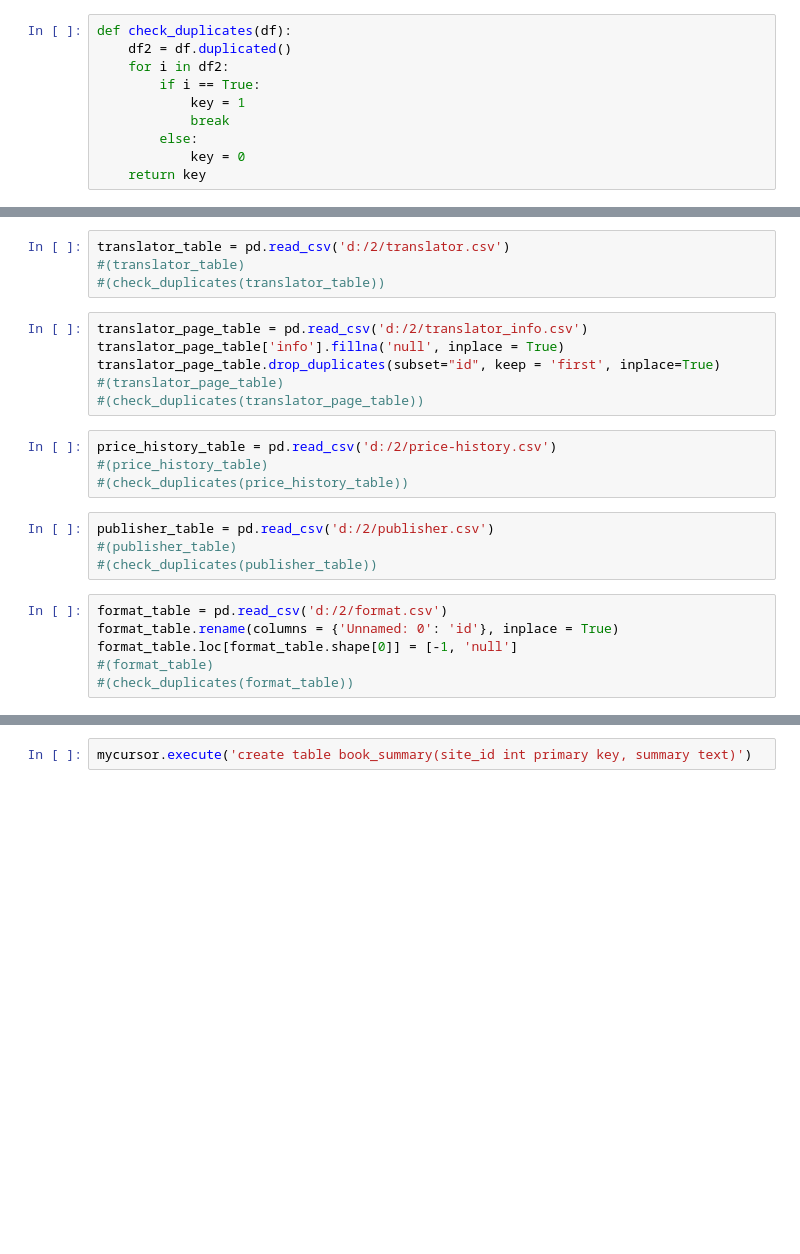
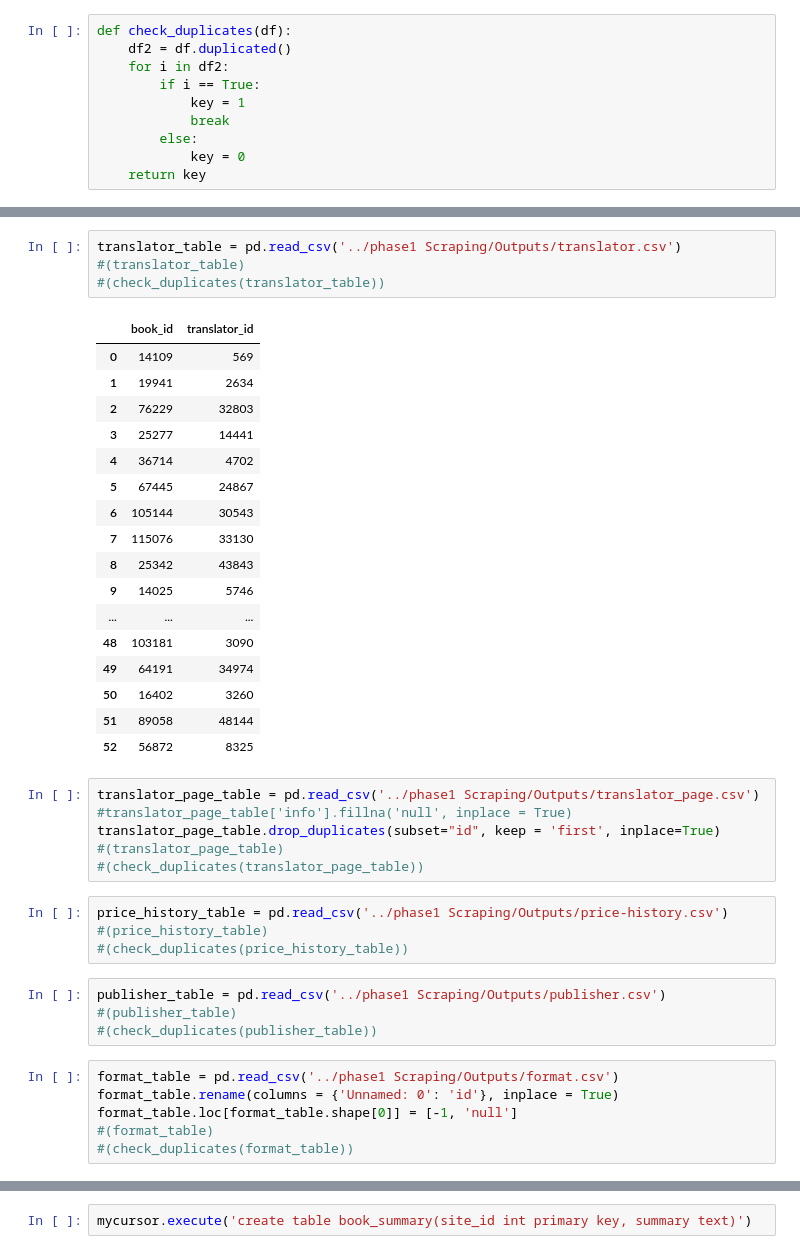
Before and after one commit to sanoooavi/Booktopia, a Jupyter notebook: phase2 Database/database.ipynb, the cells around one changed output, grey strips where cells are left out. Drawn from its saved outputs; the diff is of its cells as text; blank space fills up the shorter version.

```diff
--- a/phase2 Database/database.ipynb
+++ b/phase2 Database/database.ipynb
@@ -22,23 +36,41 @@ book_detail_table['score'].fillna(0, inplace = True)
 # %%
-translator_table = pd.read_csv('d:/2/translator.csv')
+translator_table = pd.read_csv('../phase1 Scraping/Outputs/translator.csv')
 #(translator_table)
 #(check_duplicates(translator_table))
+# %% [output]
+|  | book_id | translator_id |
+| 0 | 14109 | 569 |
+| 1 | 19941 | 2634 |
+| 2 | 76229 | 32803 |
+| 3 | 25277 | 14441 |
+| 4 | 36714 | 4702 |
+| 5 | 67445 | 24867 |
+| 6 | 105144 | 30543 |
+| 7 | 115076 | 33130 |
+| 8 | 25342 | 43843 |
+| 9 | 14025 | 5746 |
+| ... | ... | ... |
+| 48 | 103181 | 3090 |
+| 49 | 64191 | 34974 |
+| 50 | 16402 | 3260 |
+| 51 | 89058 | 48144 |
+| 52 | 56872 | 8325 |
 # %%
-translator_page_table = pd.read_csv('d:/2/translator_info.csv')
-translator_page_table['info'].fillna('null', inplace = True)
+translator_page_table = pd.read_csv('../phase1 Scraping/Outputs/translator_page.csv')
+#translator_page_table['info'].fillna('null', inplace = True)
 translator_page_table.drop_duplicates(subset="id", keep = 'first', inplace=True)
 #(translator_page_table)
 #(check_duplicates(translator_page_table))
 # %%
-price_history_table = pd.read_csv('d:/2/price-history.csv')
+price_history_table = pd.read_csv('../phase1 Scraping/Outputs/price-history.csv')
 #(price_history_table)
 #(check_duplicates(price_history_table))
 # %%
-publisher_table = pd.read_csv('d:/2/publisher.csv')
+publisher_table = pd.read_csv('../phase1 Scraping/Outputs/publisher.csv')
 #(publisher_table)
 #(check_duplicates(publisher_table))
 # %%
-format_table = pd.read_csv('d:/2/format.csv')
+format_table = pd.read_csv('../phase1 Scraping/Outputs/format.csv')
 format_table.rename(columns = {'Unnamed: 0': 'id'}, inplace = True)
 format_table.loc[format_table.shape[0]] = [-1, 'null']
 #(format_table)
```
Also changed, not shown: parts of 47 cells of this notebook, 23 other files.
